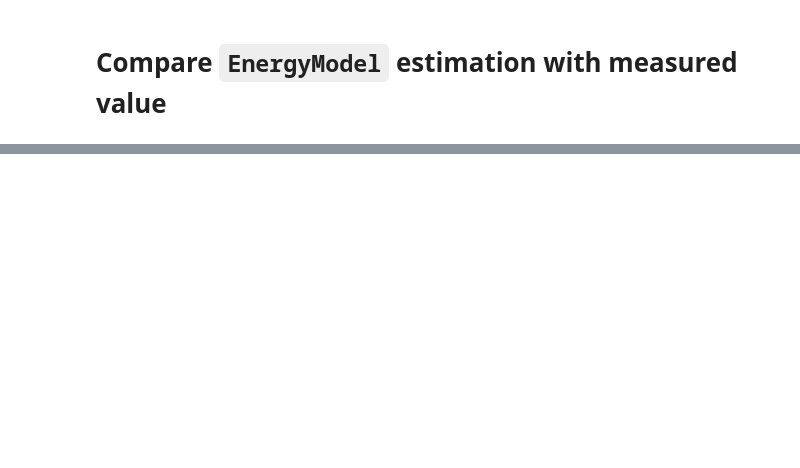
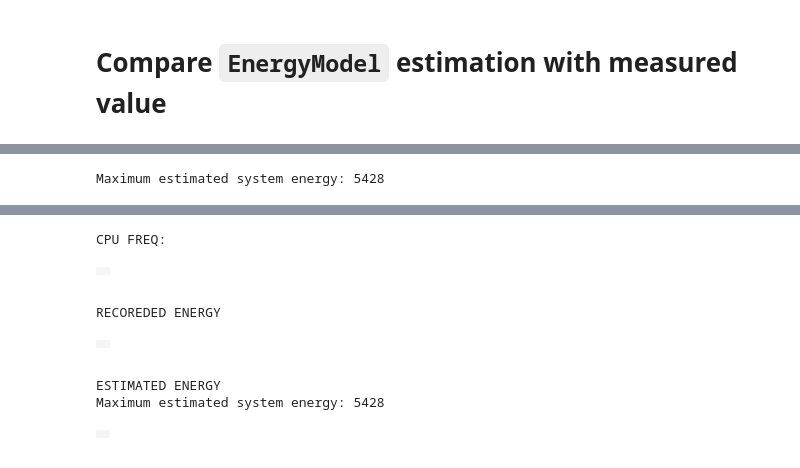
Before and after one commit to bjackman/lisa, a Jupyter notebook: ipynb/Energy_Model_Eval.ipynb, the cells around one changed output, grey strips where cells are left out. Cells and saved outputs as stored; diff of their text form; code cells hidden in the pictures; blank space fills up the shorter version.

```diff
--- a/ipynb/Energy_Model_Eval.ipynb
+++ b/ipynb/Energy_Model_Eval.ipynb
@@ -335,4 +211,0 @@ t = scs[2]()
-# %%
-trace = t.get_trace(all_experiments[10])
-import trappy
-trappy.plotter.plot_trace(trace.ftrace)
@@ -361,0 +222,32 @@ df
+# %%
+def examine(test):
+    ex = test.executor.experiments[0]
+
+    # Show task residency
+    trace = test.get_trace(ex)
+    plot_trace(trace.ftrace)
+
+    print "CPU FREQ:"
+    p = Parser(trace.ftrace)
+    freq_df = p.solve('cpu_frequency:frequency')
+    ILinePlot(freq_df, column=[2, 3], drawstyle='steps-post').view()
+
+    print "RECORDED ENERGY:"
+    # Show recorded energy
+    # NB: This bit might only work for ACME energy meter.
+    csv_path = os.path.join(ex.out_dir, "samples_Device0.csv")
+    samples_df = pd.read_csv(csv_path, sep=", ", engine='python', index_col='"timestamp ms"')
+    samples_df.index.name='time'
+    samples_df.index /= 1000
+    samples_df = samples_df[['"power mW"']]
+    samples_df.columns = ['power']
+    samples_df['power'] /= 1000
+    ILinePlot(samples_df, column='power').view()
+
+    print "ESTIMATED ENERGY:"
+    # Show estimated energy
+    est_df = test.get_power_df(ex)
+    ILinePlot(est_df, column='power', drawstyle='steps-post').view()
+examine(tests[-3])
+# %% [output]
+Maximum estimated system energy: 5428
@@ -362,3 +255,13 @@ df
+CPU FREQ:
+|  |
+|  |
+RECOREDED ENERGY
+|  |
+|  |
+ESTIMATED ENERGY
+Maximum estimated system energy: 5428
+|  |
+|  |
 # %%
 df.corr()
 # %% [output]
```
Also changed, not shown: parts of 16 cells of this notebook.
